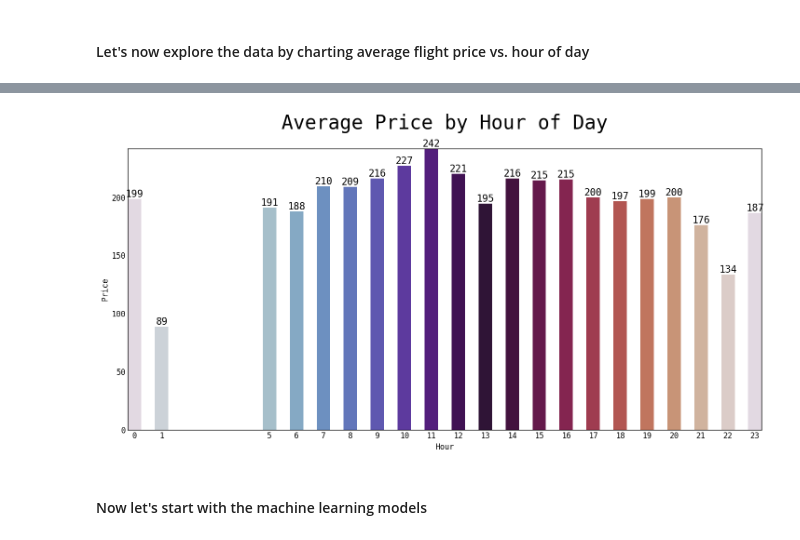
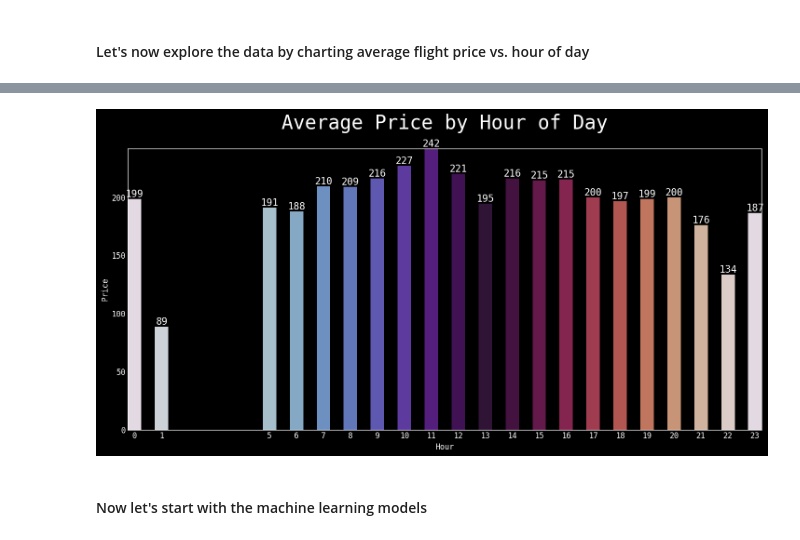
Before and after one commit to jeremyabeard5/MSDS696, a Jupyter notebook: FlightPrice.ipynb, the cells around one changed output, grey strips where cells are left out. Cells and saved outputs as stored; diff of their text form; code cells hidden in the pictures.

```diff
--- a/FlightPrice.ipynb
+++ b/FlightPrice.ipynb
@@ -94,6 +94,9 @@ Should we use toordinal()?
 # %%
 def getordinal(x):
     return x.toordinal()
+
+def getmktime(x):
+    return time.mktime(x.timetuple())
 # %%
 print(df['deptDateTime'][0].toordinal())
 df['deptDateTimeOrd'] = df['deptDateTime'].apply(getordinal)
@@ -126,6 +129,8 @@ print(type(df['deptDateTime'][0].toordinal()))
 <class 'int'>
 # %% [markdown]
 Or should we use time.mktime()? time.mktime accounts for the Hour/Minute/Second
+# %%
+df['deptDateTimeMktime'] = df['deptDateTime'].apply(getmktime)
 # %%
 print(time.mktime(df['deptDateTime'][0].timetuple()))
 # %% [output]
@@ -971,26 +980,27 @@ mean_hr.head(24)
 | 19 | 22 | 133.705786 | 532.937107 | 2.018868 | 3.207547 | 2.798742 | 8.150943 | 234.251572 | ... |
 | 20 | 23 | 186.809756 | 284.046904 | 1.457786 | 2.941839 | 2.825516 | 5.983114 | 167.810507 | ... |
 # %%
+plt.style.use('dark_background')
 fig4, ax4 = plt.subplots(figsize=(15,8))
 plt.rc('font', size=25)
 mean_hr_tmp = mean_hr.drop(columns=['duration', 'numConex', 'deptDayOfWeek', 'arrvDayOfWeek', 'deptMonth', 'deptDayOfYear'])
 #months = ['January', 'February', 'March', 'April', 'May', 'June', 'July', 'August', 'September', 'October', 'November', 'December']
 
 # Create a colormap
 comap4 = plt.cm.get_cmap('twilight', len(mean_hr_tmp['deptHour']))
 
 # Assign colors to bars
 colors4 = comap4(np.arange(len(mean_hr_tmp['deptHour'])))
 
 bars = ax4.bar(mean_hr_tmp['deptHour'], mean_hr_tmp['price'], color=colors4, width=0.5)
 ax4.set(xlabel='Hour', ylabel='Price', title='Average Price by Hour of Day')
 ax4.set_xticks(mean_hr_tmp['deptHour'])
 #ax4.set_yticklabels(months)
 ax4.bar_label(bars, fmt='{:,.0f}', fontsize=15)
 plt.tight_layout()
 plt.show()
 # %% [output]
-[figure, old version]
+[figure, new version]
 # %% [markdown]
 #### Now let's start with the machine learning models
 # %% [markdown]
```
Also changed, not shown: parts of 63 cells of this notebook, 1 other file.
